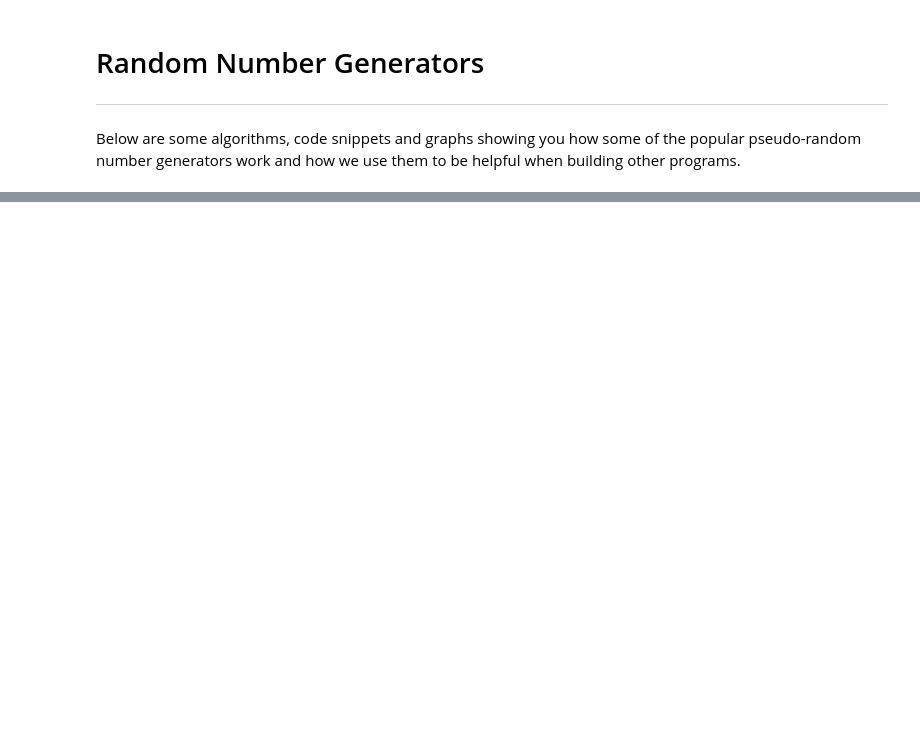
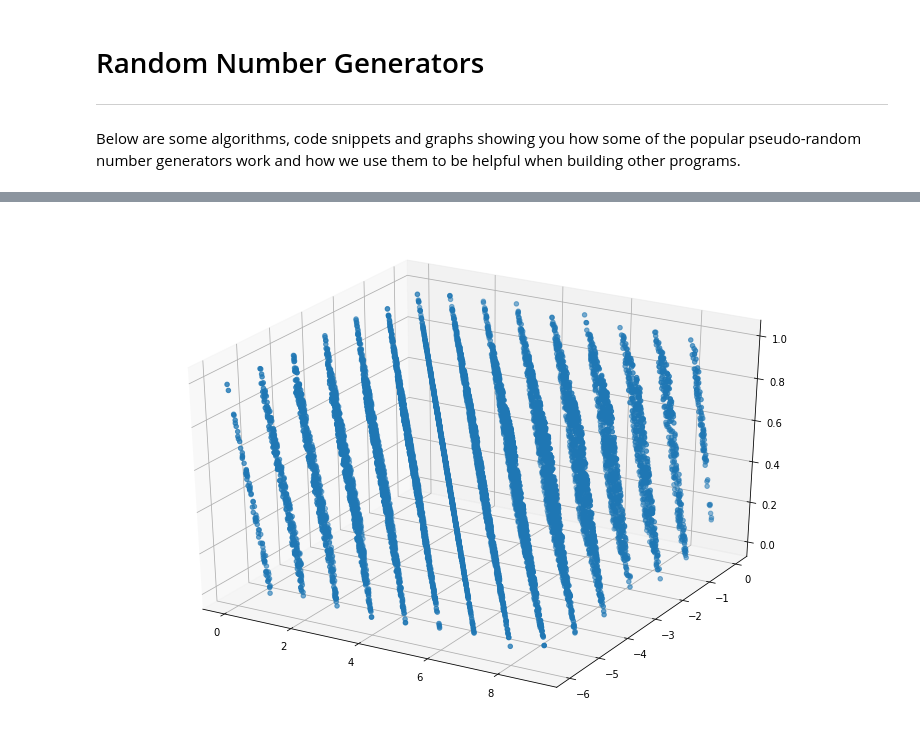
Before and after one commit to patricoferris/blog-posts, a Jupyter notebook: random_number_generators/Random Number Generators.ipynb, the cells around one changed output, grey strips where cells are left out. Saved outputs shown, nothing was run; the diff lists cells and outputs as text; code cells hidden in the pictures; blank space fills up the shorter version.

Commit message:
Add RANDU

```diff
--- a/random_number_generators/Random Number Generators.ipynb
+++ b/random_number_generators/Random Number Generators.ipynb
@@ -39,0 +28,31 @@ von_neumann(2342, 100)
+# %%
+def nextLCG(current_number, m, a, c):
+    return ((a * current_number + c) % m)
+
+def LCG_sequence(seed, t):
+    sequence = [seed]
+    current = seed
+    for i in range(t):
+        new_number = nextLCG(current, 2**31, 65539, 0)
+        sequence.append(new_number)
+        current = new_number
+    return sequence
+
+RANDU = LCG_sequence(1.0, 9999)
+# %%
+import matplotlib.pyplot as plt
+from mpl_toolkits.mplot3d import Axes3D
+import numpy as np
+
+points = np.zeros(shape=(len(RANDU) - 2, 3))
+for i, val in enumerate(RANDU[:len(RANDU) - 2]):
+    points[i][0] = RANDU[i] / (2**31)
+    points[i][1] = RANDU[i + 1] / (2**31)
+    points[i][2] = RANDU[i + 2] / (2**31)
+
+fig = plt.figure(figsize=(13, 9))
+ax = fig.add_subplot(111, projection='3d')
+ax.scatter(9*points[:, 0], -6*points[:, 1], points[: ,2])
+plt.show()
+# %% [output]
+[figure, added]
```
Also changed, not shown: parts of 3 cells of this notebook.
